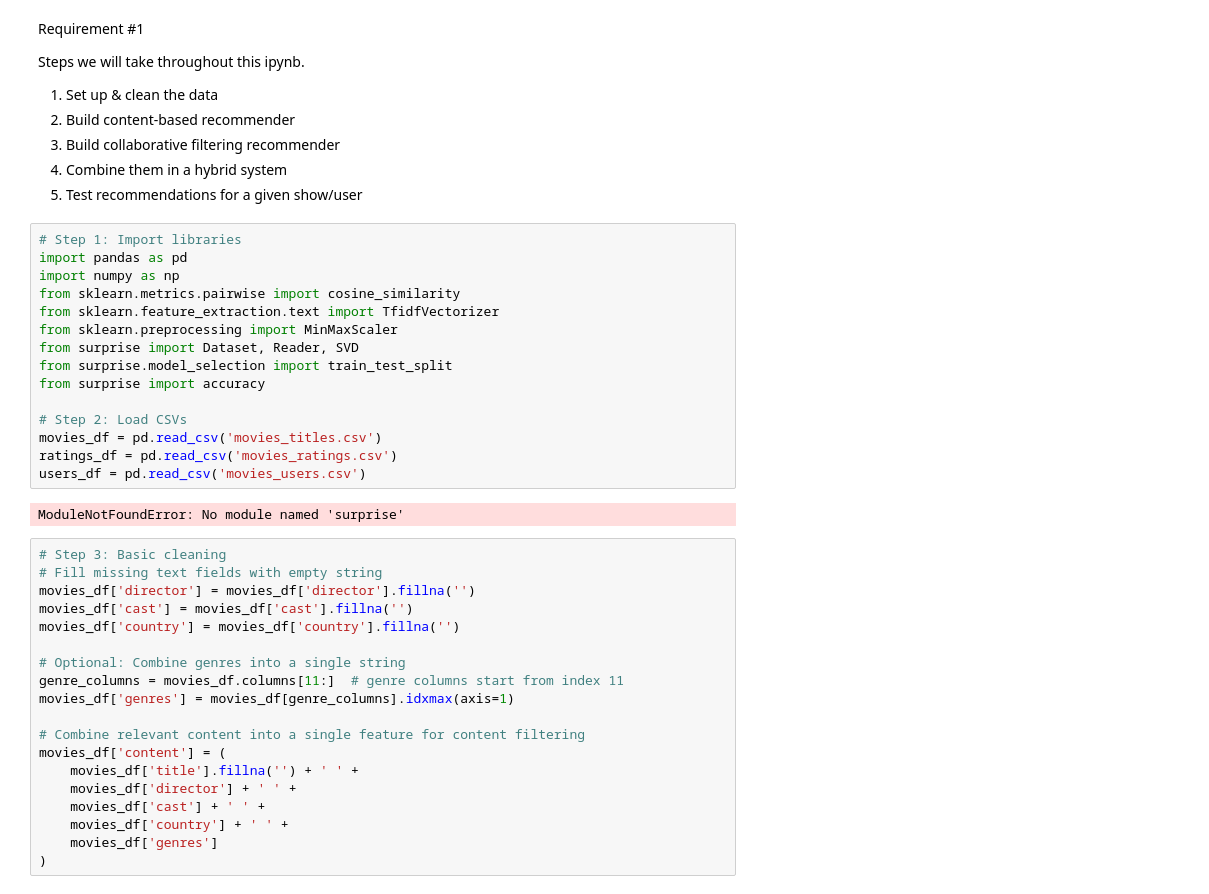
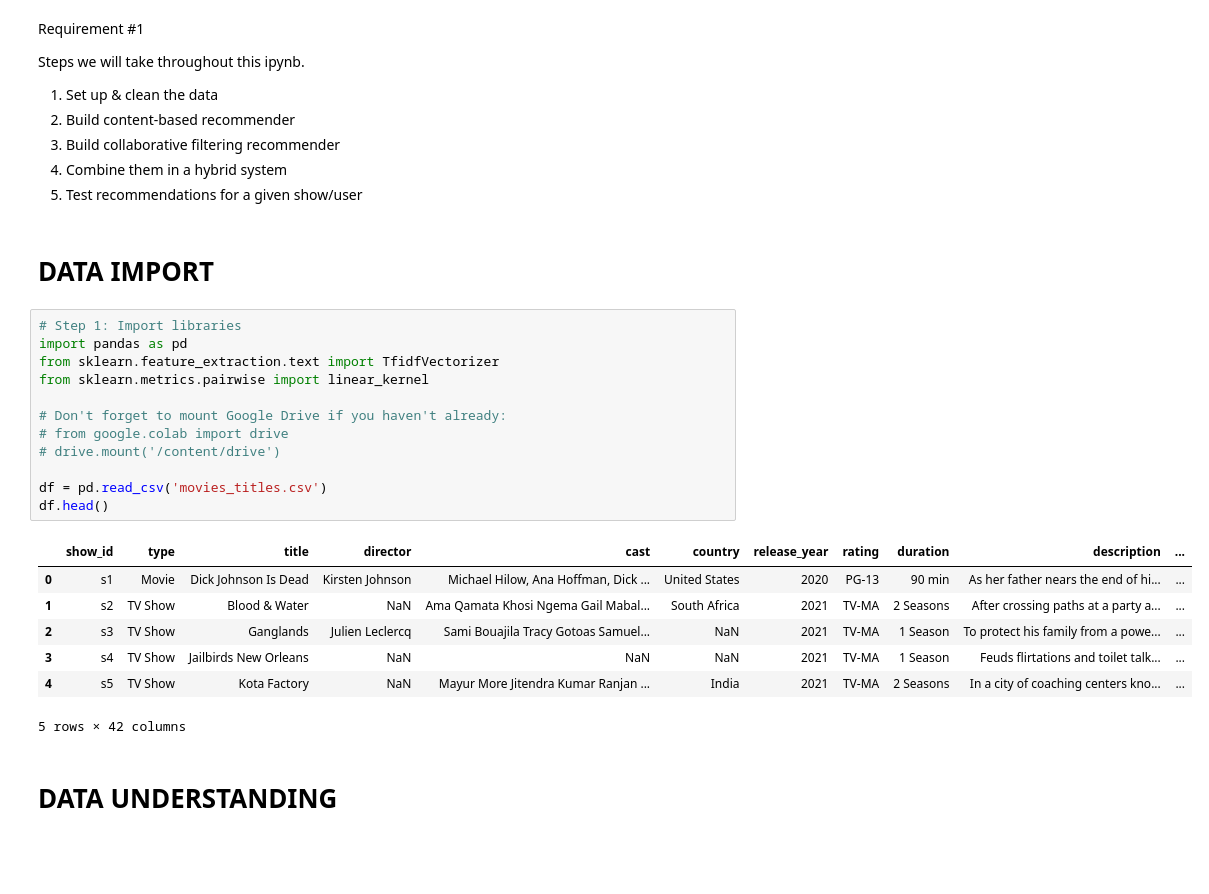
Before and after one commit to madierickson/IntexData, a Jupyter notebook: Recommender_ShowDetailsPage.ipynb, the cells around one changed output. Saved outputs shown, nothing was run; the diff lists cells and outputs as text; blank space fills up the shorter version.

```diff
--- a/Recommender_ShowDetailsPage.ipynb
+++ b/Recommender_ShowDetailsPage.ipynb
@@ -8,39 +10,27 @@ Steps we will take throughout this ipynb.
 3. Build collaborative filtering recommender
 4. Combine them in a hybrid system
 5. Test recommendations for a given show/user
-# %%
-# Step 1: Import libraries
-import pandas as pd
-import numpy as np
-from sklearn.metrics.pairwise import cosine_similarity
-from sklearn.feature_extraction.text import TfidfVectorizer
-from sklearn.preprocessing import MinMaxScaler
-from surprise import Dataset, Reader, SVD
-from surprise.model_selection import train_test_split
-from surprise import accuracy
-
-# Step 2: Load CSVs
-movies_df = pd.read_csv('movies_titles.csv')
-ratings_df = pd.read_csv('movies_ratings.csv')
-users_df = pd.read_csv('movies_users.csv')
-# %% [output]
-ModuleNotFoundError: No module named 'surprise'
-# %%
-# Step 3: Basic cleaning
-# Fill missing text fields with empty string
-movies_df['director'] = movies_df['director'].fillna('')
-movies_df['cast'] = movies_df['cast'].fillna('')
-movies_df['country'] = movies_df['country'].fillna('')
-
-# Optional: Combine genres into a single string
-genre_columns = movies_df.columns[11:]  # genre columns start from index 11
-movies_df['genres'] = movies_df[genre_columns].idxmax(axis=1)
-
-# Combine relevant content into a single feature for content filtering
-movies_df['content'] = (
-    movies_df['title'].fillna('') + ' ' +
-    movies_df['director'] + ' ' +
-    movies_df['cast'] + ' ' +
-    movies_df['country'] + ' ' +
-    movies_df['genres']
-)
+# %% [markdown]
+# DATA IMPORT
+# %%
+# Step 1: Import libraries
+import pandas as pd
+from sklearn.feature_extraction.text import TfidfVectorizer
+from sklearn.metrics.pairwise import linear_kernel
+
+# Don't forget to mount Google Drive if you haven't already:
+# from google.colab import drive
+# drive.mount('/content/drive')
+
+df = pd.read_csv('movies_titles.csv')
+df.head()
+# %% [output]
+|  | show_id | type | title | director | cast | country | release_year | rating | duration | description | ... |
+| 0 | s1 | Movie | Dick Johnson Is Dead | Kirsten Johnson | Michael Hilow, Ana Hoffman, Dick ... | United States | 2020 | PG-13 | 90 min | As her father nears the end of hi... | ... |
+| 1 | s2 | TV Show | Blood & Water | NaN | Ama Qamata Khosi Ngema Gail Mabal... | South Africa | 2021 | TV-MA | 2 Seasons | After crossing paths at a party a... | ... |
+| 2 | s3 | TV Show | Ganglands | Julien Leclercq | Sami Bouajila Tracy Gotoas Samuel... | NaN | 2021 | TV-MA | 1 Season | To protect his family from a powe... | ... |
+| 3 | s4 | TV Show | Jailbirds New Orleans | NaN | NaN | NaN | 2021 | TV-MA | 1 Season | Feuds flirtations and toilet talk... | ... |
+| 4 | s5 | TV Show | Kota Factory | NaN | Mayur More Jitendra Kumar Ranjan ... | India | 2021 | TV-MA | 2 Seasons | In a city of coaching centers kno... | ... |
+5 rows × 42 columns
+# %% [markdown]
+# DATA UNDERSTANDING
```
Also changed, not shown: parts of 10 cells of this notebook.
